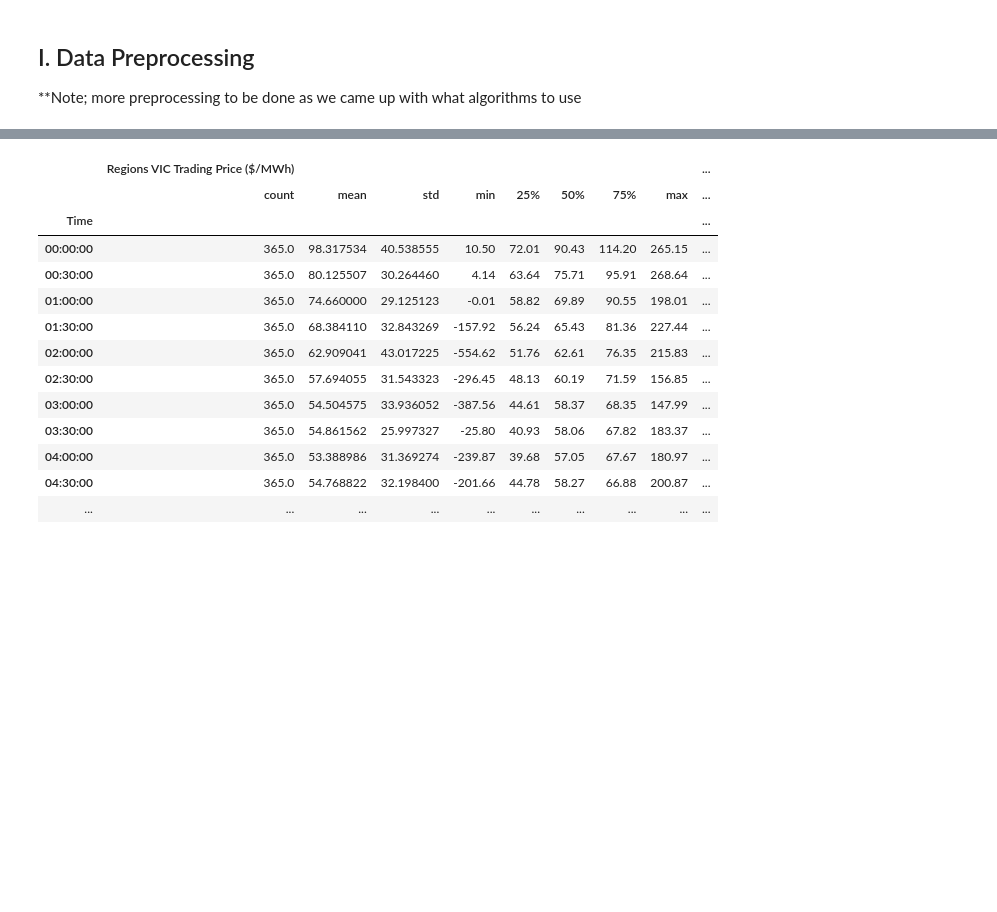
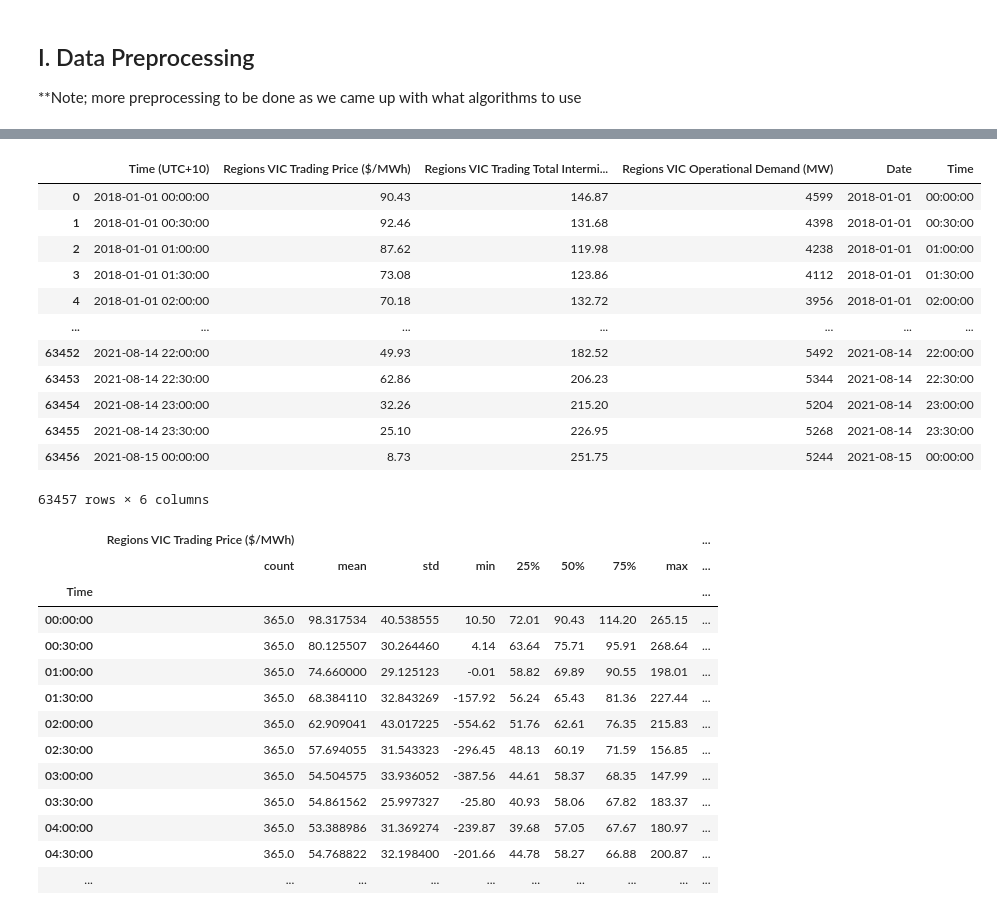
Before and after one commit to rinliauw/energy-market-and-battery-optimization, a Jupyter notebook: code/preprocessing/Preprocessing.ipynb, the cells around one changed output, grey strips where cells are left out. Saved outputs shown, nothing was run; the diff lists cells and outputs as text; code cells hidden in the pictures; blank space fills up the shorter version.

```diff
--- a/code/preprocessing/Preprocessing.ipynb
+++ b/code/preprocessing/Preprocessing.ipynb
@@ -36,3 +38,19 @@ vic_only.loc[data['Time (UTC+10)'] == '2020-01-07 15:00:00']
+# %%
+vic_only
+# %% [output]
+|  | Time (UTC+10) | Regions VIC Trading Price ($/MWh) | Regions VIC Trading Total Intermi... | Regions VIC Operational Demand (MW) | Date | Time |
+| 0 | 2018-01-01 00:00:00 | 90.43 | 146.87 | 4599 | 2018-01-01 | 00:00:00 |
+| 1 | 2018-01-01 00:30:00 | 92.46 | 131.68 | 4398 | 2018-01-01 | 00:30:00 |
+| 2 | 2018-01-01 01:00:00 | 87.62 | 119.98 | 4238 | 2018-01-01 | 01:00:00 |
+| 3 | 2018-01-01 01:30:00 | 73.08 | 123.86 | 4112 | 2018-01-01 | 01:30:00 |
+| 4 | 2018-01-01 02:00:00 | 70.18 | 132.72 | 3956 | 2018-01-01 | 02:00:00 |
+| ... | ... | ... | ... | ... | ... | ... |
+| 63452 | 2021-08-14 22:00:00 | 49.93 | 182.52 | 5492 | 2021-08-14 | 22:00:00 |
+| 63453 | 2021-08-14 22:30:00 | 62.86 | 206.23 | 5344 | 2021-08-14 | 22:30:00 |
+| 63454 | 2021-08-14 23:00:00 | 32.26 | 215.20 | 5204 | 2021-08-14 | 23:00:00 |
+| 63455 | 2021-08-14 23:30:00 | 25.10 | 226.95 | 5268 | 2021-08-14 | 23:30:00 |
+| 63456 | 2021-08-15 00:00:00 | 8.73 | 251.75 | 5244 | 2021-08-15 | 00:00:00 |
+63457 rows × 6 columns
 # %%
 def period_year(year, data):
     period = ((data['Time (UTC+10)'] >= f'{year}-01-01 00:00:00') & (data['Time (UTC+10)'] <= f'{year}-12-31 23:30:00'))
```
Also changed, not shown: parts of 2 cells of this notebook, 2 other files.
